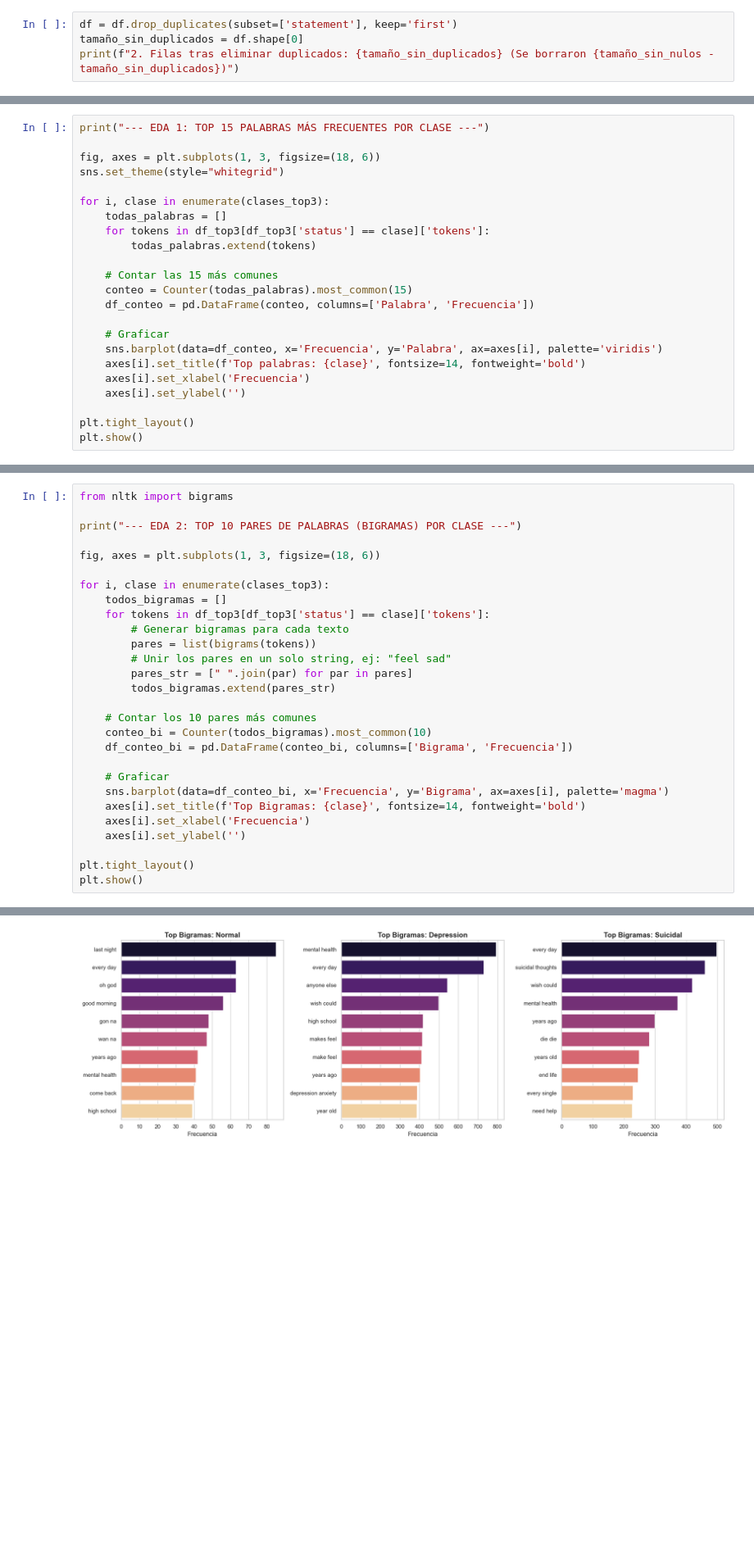
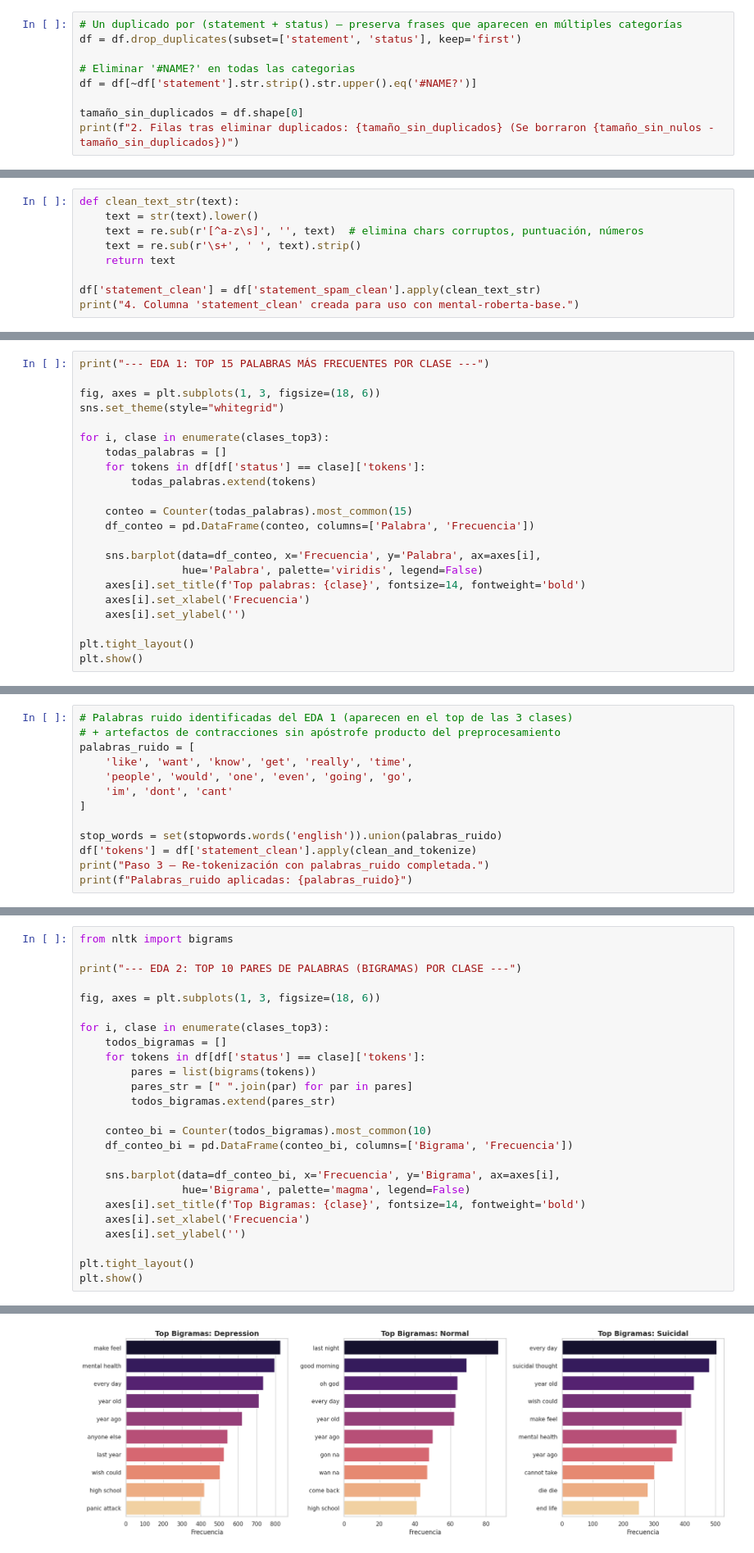
Before and after one commit to Nakamuros/1ACC0219-TP-TF-2026-01, a Jupyter notebook: TP_NLP.ipynb, the cells around one changed output, grey strips where cells are left out. Shown at 82% size. Drawn from its saved outputs; the diff is of its cells as text; blank space fills up the shorter version.

Commit message:
feat: preprocesamiento mejorado, EDAS nuevos y lematizacion

```diff
--- a/TP_NLP.ipynb
+++ b/TP_NLP.ipynb
@@ -175,5 +261,10 @@ Tamaño inicial del dataset: 53044 filas.
 # %%
-df = df.drop_duplicates(subset=['statement'], keep='first')
+# Un duplicado por (statement + status) — preserva frases que aparecen en múltiples categorías
+df = df.drop_duplicates(subset=['statement', 'status'], keep='first')
+
+# Eliminar '#NAME?' en todas las categorias
+df = df[~df['statement'].str.strip().str.upper().eq('#NAME?')]
+
 tamaño_sin_duplicados = df.shape[0]
 print(f"2. Filas tras eliminar duplicados: {tamaño_sin_duplicados} (Se borraron {tamaño_sin_nulos - tamaño_sin_duplicados})")
 # %% [output]
@@ -199,0 +309,9 @@ Tamaño definitivo del dataset para entrenar: 48990 filas.
+# %%
+def clean_text_str(text):
+    text = str(text).lower()
+    text = re.sub(r'[^a-z\s]', '', text)  # elimina chars corruptos, puntuación, números
+    text = re.sub(r'\s+', ' ', text).strip()
+    return text
+
+df['statement_clean'] = df['statement_spam_clean'].apply(clean_text_str)
+print("4. Columna 'statement_clean' creada para uso con mental-roberta-base.")
@@ -316,15 +418,14 @@ sns.set_theme(style="whitegrid")
 
 for i, clase in enumerate(clases_top3):
     todas_palabras = []
-    for tokens in df_top3[df_top3['status'] == clase]['tokens']:
+    for tokens in df[df['status'] == clase]['tokens']:
         todas_palabras.extend(tokens)
 
-    # Contar las 15 más comunes
     conteo = Counter(todas_palabras).most_common(15)
     df_conteo = pd.DataFrame(conteo, columns=['Palabra', 'Frecuencia'])
 
-    # Graficar
-    sns.barplot(data=df_conteo, x='Frecuencia', y='Palabra', ax=axes[i], palette='viridis')
+    sns.barplot(data=df_conteo, x='Frecuencia', y='Palabra', ax=axes[i],
+                hue='Palabra', palette='viridis', legend=False)
     axes[i].set_title(f'Top palabras: {clase}', fontsize=14, fontweight='bold')
     axes[i].set_xlabel('Frecuencia')
     axes[i].set_ylabel('')
@@ -347,0 +438,13 @@ Passing `palette` without assigning `hue` is deprecated and will be removed in v
+# %%
+# Palabras ruido identificadas del EDA 1 (aparecen en el top de las 3 clases)
+# + artefactos de contracciones sin apóstrofe producto del preprocesamiento
+palabras_ruido = [
+    'like', 'want', 'know', 'get', 'really', 'time',
+    'people', 'would', 'one', 'even', 'going', 'go',
+    'im', 'dont', 'cant'
+]
+
+stop_words = set(stopwords.words('english')).union(palabras_ruido)
+df['tokens'] = df['statement_clean'].apply(clean_and_tokenize)
+print("Paso 3 — Re-tokenización con palabras_ruido completada.")
+print(f"Palabras_ruido aplicadas: {palabras_ruido}")
@@ -354,19 +460,16 @@ fig, axes = plt.subplots(1, 3, figsize=(18, 6))
 
 for i, clase in enumerate(clases_top3):
     todos_bigramas = []
-    for tokens in df_top3[df_top3['status'] == clase]['tokens']:
-        # Generar bigramas para cada texto
+    for tokens in df[df['status'] == clase]['tokens']:
         pares = list(bigrams(tokens))
-        # Unir los pares en un solo string, ej: "feel sad"
         pares_str = [" ".join(par) for par in pares]
         todos_bigramas.extend(pares_str)
 
-    # Contar los 10 pares más comunes
     conteo_bi = Counter(todos_bigramas).most_common(10)
     df_conteo_bi = pd.DataFrame(conteo_bi, columns=['Bigrama', 'Frecuencia'])
 
-    # Graficar
-    sns.barplot(data=df_conteo_bi, x='Frecuencia', y='Bigrama', ax=axes[i], palette='magma')
+    sns.barplot(data=df_conteo_bi, x='Frecuencia', y='Bigrama', ax=axes[i],
+                hue='Bigrama', palette='magma', legend=False)
     axes[i].set_title(f'Top Bigramas: {clase}', fontsize=14, fontweight='bold')
     axes[i].set_xlabel('Frecuencia')
     axes[i].set_ylabel('')
@@ -389 +481 @@ Passing `palette` without assigning `hue` is deprecated and will be removed in v
-[figure, old version]
+[figure, new version]
```
Also changed, not shown: parts of 28 cells of this notebook.
